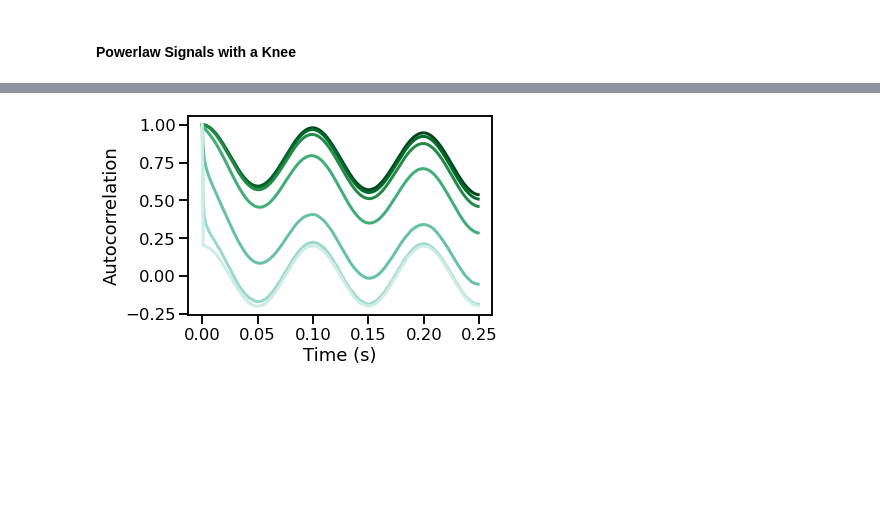
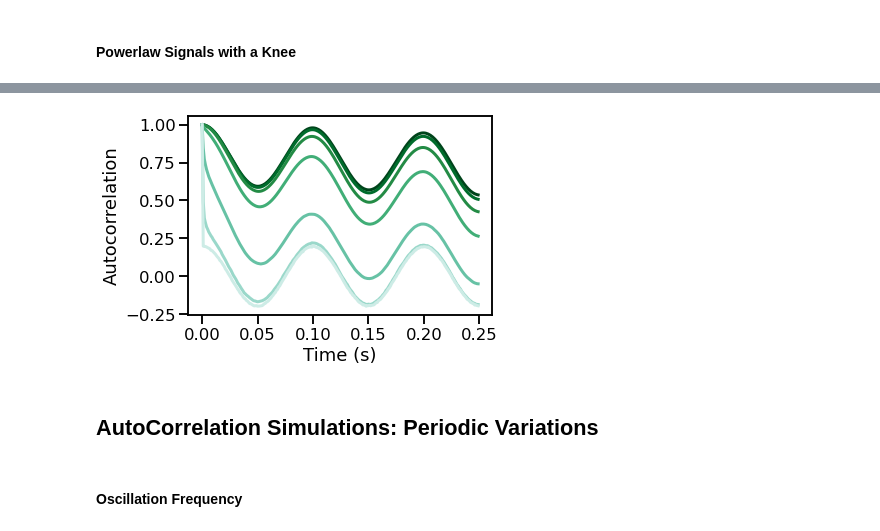
Before and after one commit to AperiodicMethods/AperiodicMethods, a Jupyter notebook: notebooks/Autocorrelation.ipynb, the cells around one changed output, grey strips where cells are left out. Cells and saved outputs as stored; diff of their text form; code cells hidden in the pictures; blank space fills up the shorter version.

```diff
--- a/notebooks/Autocorrelation.ipynb
+++ b/notebooks/Autocorrelation.ipynb
@@ -49,10 +51,12 @@ cmap_range = (0., 0.75)
 cmap = truncate_colormap(plt.get_cmap(cmap_name), *cmap_range)
 
 # Set up the colors for plotting
-colors = cmap(np.linspace(0., 1.0, len(exps)))
+exp_colors = cmap(np.linspace(0., 1.0, len(exps)))
+freq_colors = cmap(np.linspace(0., 1.0, len(freqs)))
+pow_colors = cmap(np.linspace(0., 1.0, len(pows)))
 # %%
 # Notebook Settings
-SAVE_FIG = False
+SAVE_FIG = True
 # %% [markdown]
 ### Helper Functions
 # %%
@@ -103,7 +109,7 @@ acs_pow = run_sims(sim_powerlaw, sim_params_pow, autocorr_wrapper, ac_measure_pa
 acs_pow = np.array(acs_pow)
 # %%
 # Plot autocorrelation across exponent values
-for ac, color in zip(acs_pow, colors):
+for ac, color in zip(acs_pow, exp_colors):
     plot_lines(times/fs, ac, color=color, lw=3)
 plot_lines(xlabel='Time (s)', ylabel='Autocorrelation')
 plot_lines(save_fig=SAVE_FIG, file_name='acs_exp', file_path='autocorr')
@@ -118,9 +124,13 @@ acs_osc = run_sims(sim_combined, sim_params_comb, autocorr_wrapper, ac_measure_p
 acs_osc = np.array(acs_osc)
 # %%
 # Plot autocorrelation across exponent values
-for ac, color in zip(acs_osc, colors):
+for ac, color in zip(acs_osc, exp_colors):
     plot_lines(times/fs, ac, color=color, lw=3)
 plot_lines(xlabel='Time (s)', ylabel='Autocorrelation')
-plot_lines(save_fig=SAVE_FIG, file_name='acs_oscs', file_path='autocorr')
+plot_lines(save_fig=SAVE_FIG, file_name='acs_comb', file_path='autocorr')
 # %% [output]
-[figure, old version]
+[figure, new version]
+# %% [markdown]
+## AutoCorrelation Simulations: Periodic Variations
+# %% [markdown]
+#### Oscillation Frequency
```
Also changed, not shown: parts of 15 cells of this notebook, 1 other file.
